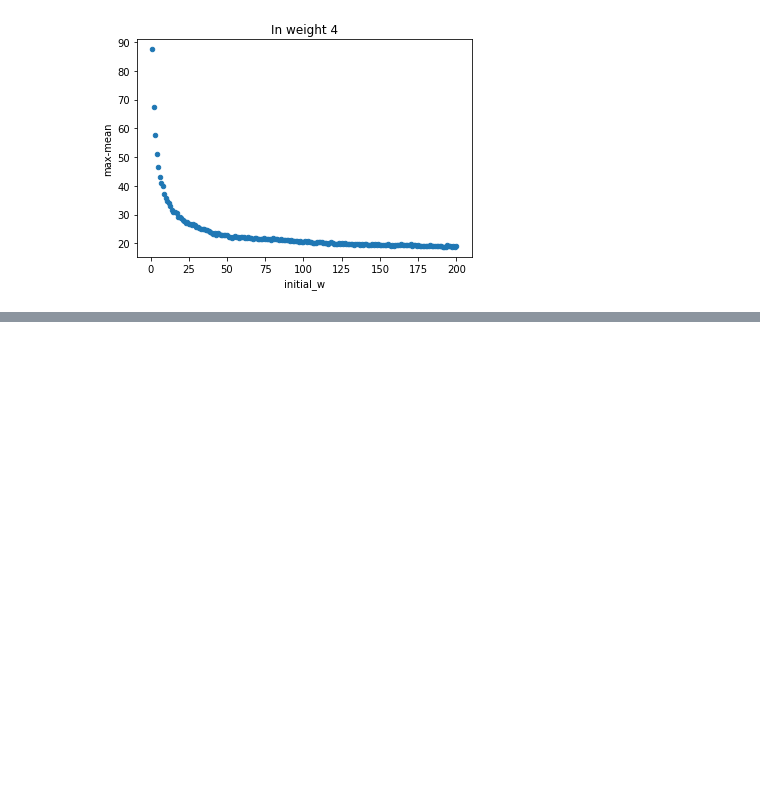
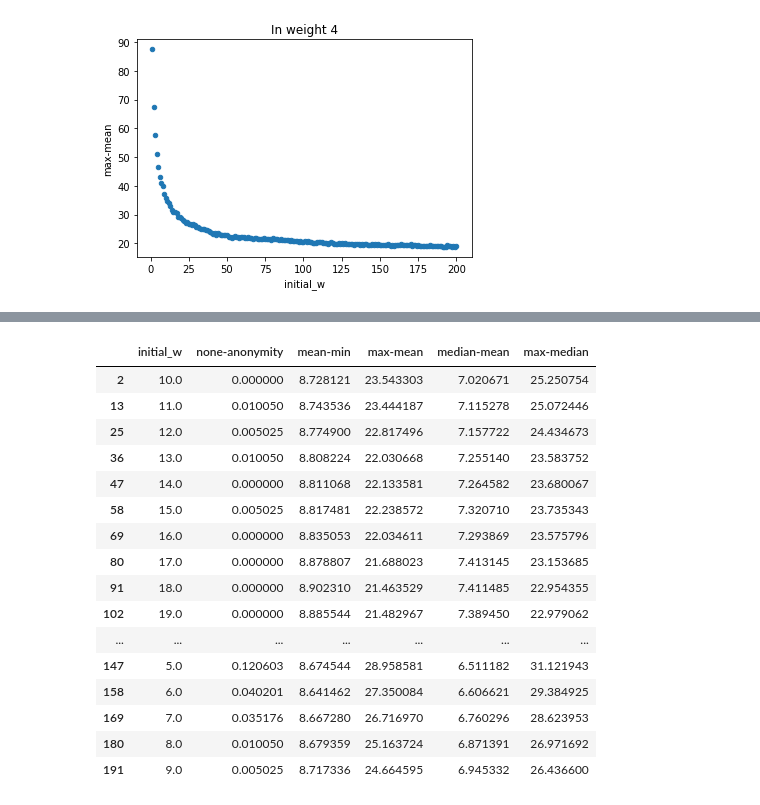
Before and after one commit to sergisi/glowing-dollop, a Jupyter notebook: notebook/Untitled.ipynb, the cells around one changed output, grey strips where cells are left out. Drawn from its saved outputs; the diff is of its cells as text; code cells hidden in the pictures; blank space fills up the shorter version.

```diff
--- a/notebook/Untitled.ipynb
+++ b/notebook/Untitled.ipynb
@@ -6,7 +8,7 @@ import matplotlib.pyplot as plt
 from collections import namedtuple, defaultdict
 # %%
 l = !ls ../output
-l = list(map(lambda x: "../output/" + x,a))
+l = list(map(lambda x: "../output/" + x,l))
 ls = list(map(lambda x: pd.read_csv(x), l))
 # %%
 Stats = namedtuple('Stats', ['initialw', 'costw', 'num_anonymity', 'mean_min', 'max_mean', 'median_min', 'max_median'])
@@ -48,0 +48,22 @@ for i, df in dfs.items():
+# %%
+df1 = dfs[1]
+select = df1.loc[lambda x: x['initial_w'] >= 5].loc[lambda x: x['initial_w'] <=35]
+select
+# %% [output]
+|  | initial_w | none-anonymity | mean-min | max-mean | median-mean | max-median |
+| 2 | 10.0 | 0.000000 | 8.728121 | 23.543303 | 7.020671 | 25.250754 |
+| 13 | 11.0 | 0.010050 | 8.743536 | 23.444187 | 7.115278 | 25.072446 |
+| 25 | 12.0 | 0.005025 | 8.774900 | 22.817496 | 7.157722 | 24.434673 |
+| 36 | 13.0 | 0.010050 | 8.808224 | 22.030668 | 7.255140 | 23.583752 |
+| 47 | 14.0 | 0.000000 | 8.811068 | 22.133581 | 7.264582 | 23.680067 |
+| 58 | 15.0 | 0.005025 | 8.817481 | 22.238572 | 7.320710 | 23.735343 |
+| 69 | 16.0 | 0.000000 | 8.835053 | 22.034611 | 7.293869 | 23.575796 |
+| 80 | 17.0 | 0.000000 | 8.878807 | 21.688023 | 7.413145 | 23.153685 |
+| 91 | 18.0 | 0.000000 | 8.902310 | 21.463529 | 7.411485 | 22.954355 |
+| 102 | 19.0 | 0.000000 | 8.885544 | 21.482967 | 7.389450 | 22.979062 |
+| ... | ... | ... | ... | ... | ... | ... |
+| 147 | 5.0 | 0.120603 | 8.674544 | 28.958581 | 6.511182 | 31.121943 |
+| 158 | 6.0 | 0.040201 | 8.641462 | 27.350084 | 6.606621 | 29.384925 |
+| 169 | 7.0 | 0.035176 | 8.667280 | 26.716970 | 6.760296 | 28.623953 |
+| 180 | 8.0 | 0.010050 | 8.679359 | 25.163724 | 6.871391 | 26.971692 |
+| 191 | 9.0 | 0.005025 | 8.717336 | 24.664595 | 6.945332 | 26.436600 |
```
Also changed, not shown: parts of 4 cells of this notebook, 44 other files.
